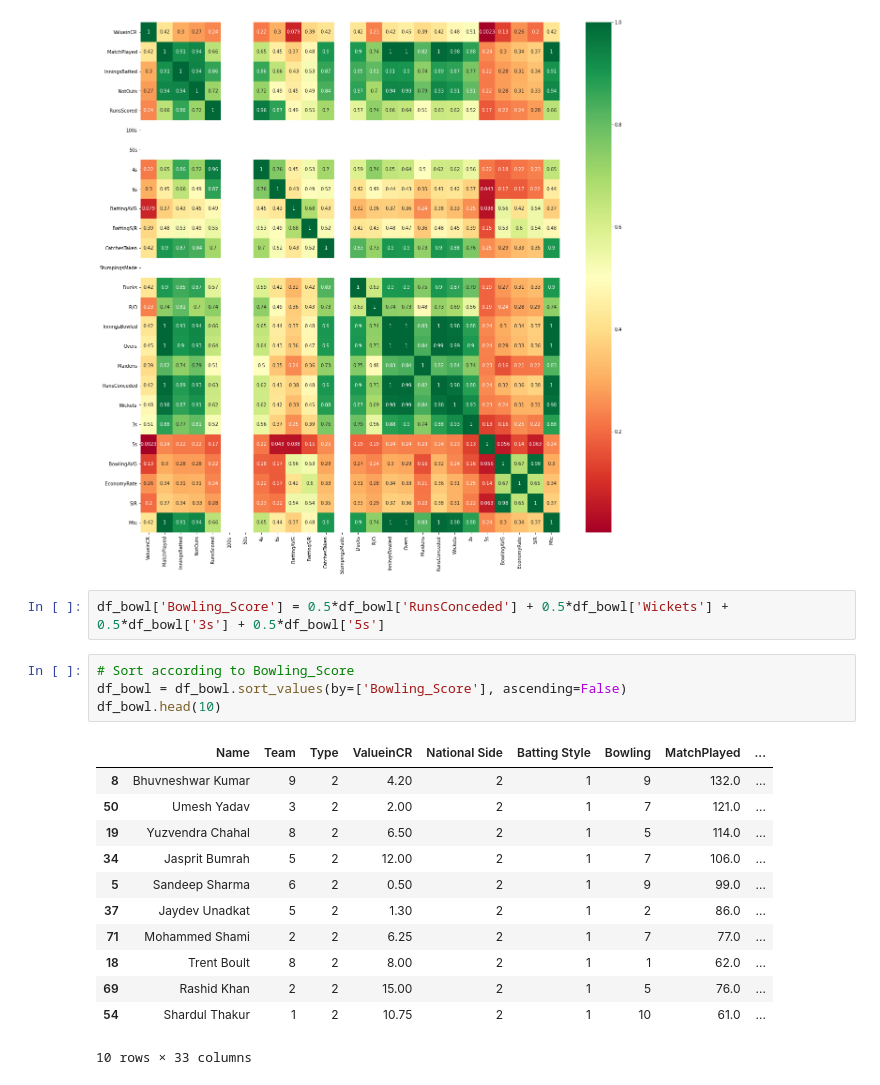
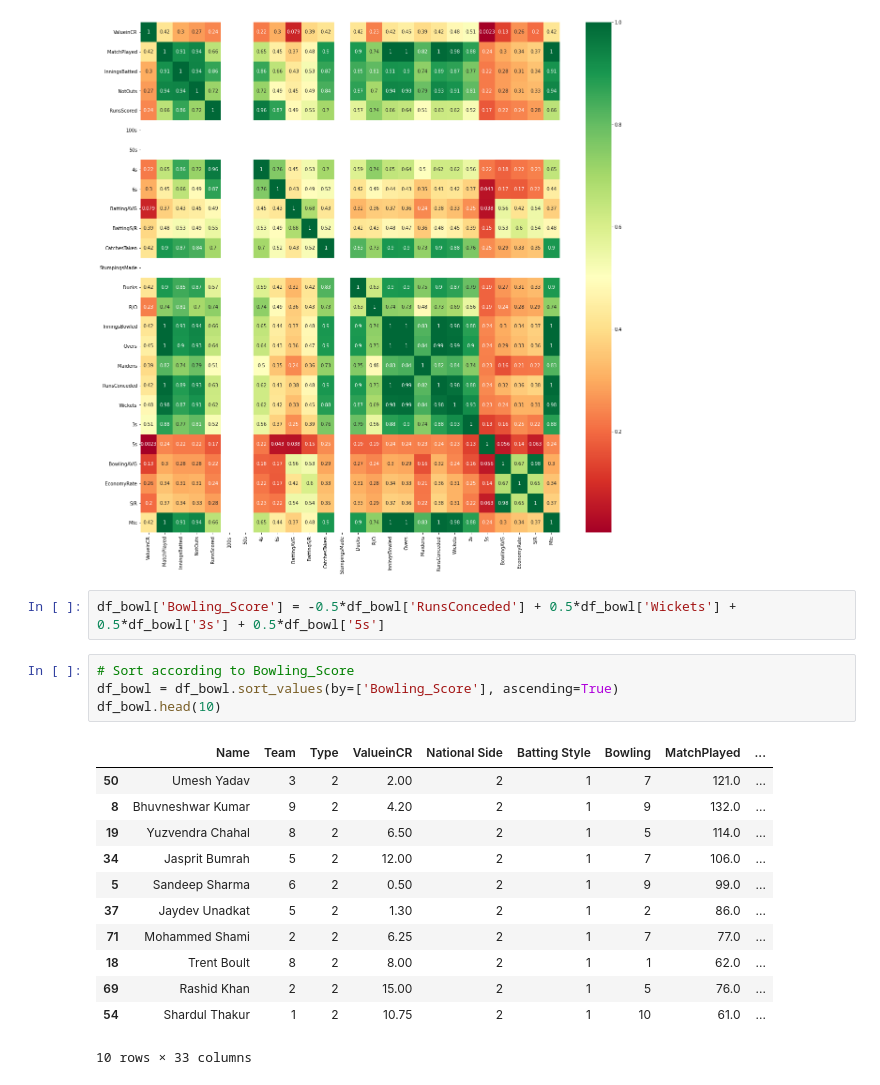
Before and after one commit to CaptAlpha/IPL, a Jupyter notebook: ipl.ipynb, the cells around one changed output. Cells and saved outputs as stored; diff of their text form.

```diff
--- a/ipl.ipynb
+++ b/ipl.ipynb
@@ -263,15 +339,15 @@ plt.savefig("corr_matrix.png")
 # %% [output]
 [figure]
 # %%
-df_bowl['Bowling_Score'] = 0.5*df_bowl['RunsConceded'] + 0.5*df_bowl['Wickets'] + 0.5*df_bowl['3s'] + 0.5*df_bowl['5s']
+df_bowl['Bowling_Score'] = -0.5*df_bowl['RunsConceded'] + 0.5*df_bowl['Wickets'] + 0.5*df_bowl['3s'] + 0.5*df_bowl['5s']
 # %%
 # Sort according to Bowling_Score
-df_bowl = df_bowl.sort_values(by=['Bowling_Score'], ascending=False)
+df_bowl = df_bowl.sort_values(by=['Bowling_Score'], ascending=True)
 df_bowl.head(10)
 # %% [output]
 |  | Name | Team | Type | ValueinCR | National Side | Batting Style | Bowling | MatchPlayed | ... |
+| 50 | Umesh Yadav | 3 | 2 | 2.00 | 2 | 1 | 7 | 121.0 | ... |
 | 8 | Bhuvneshwar Kumar | 9 | 2 | 4.20 | 2 | 1 | 9 | 132.0 | ... |
-| 50 | Umesh Yadav | 3 | 2 | 2.00 | 2 | 1 | 7 | 121.0 | ... |
 | 19 | Yuzvendra Chahal | 8 | 2 | 6.50 | 2 | 1 | 5 | 114.0 | ... |
 | 34 | Jasprit Bumrah | 5 | 2 | 12.00 | 2 | 1 | 7 | 106.0 | ... |
 | 5 | Sandeep Sharma | 6 | 2 | 0.50 | 2 | 1 | 9 | 99.0 | ... |
```
Also changed, not shown: parts of 7 cells of this notebook.
